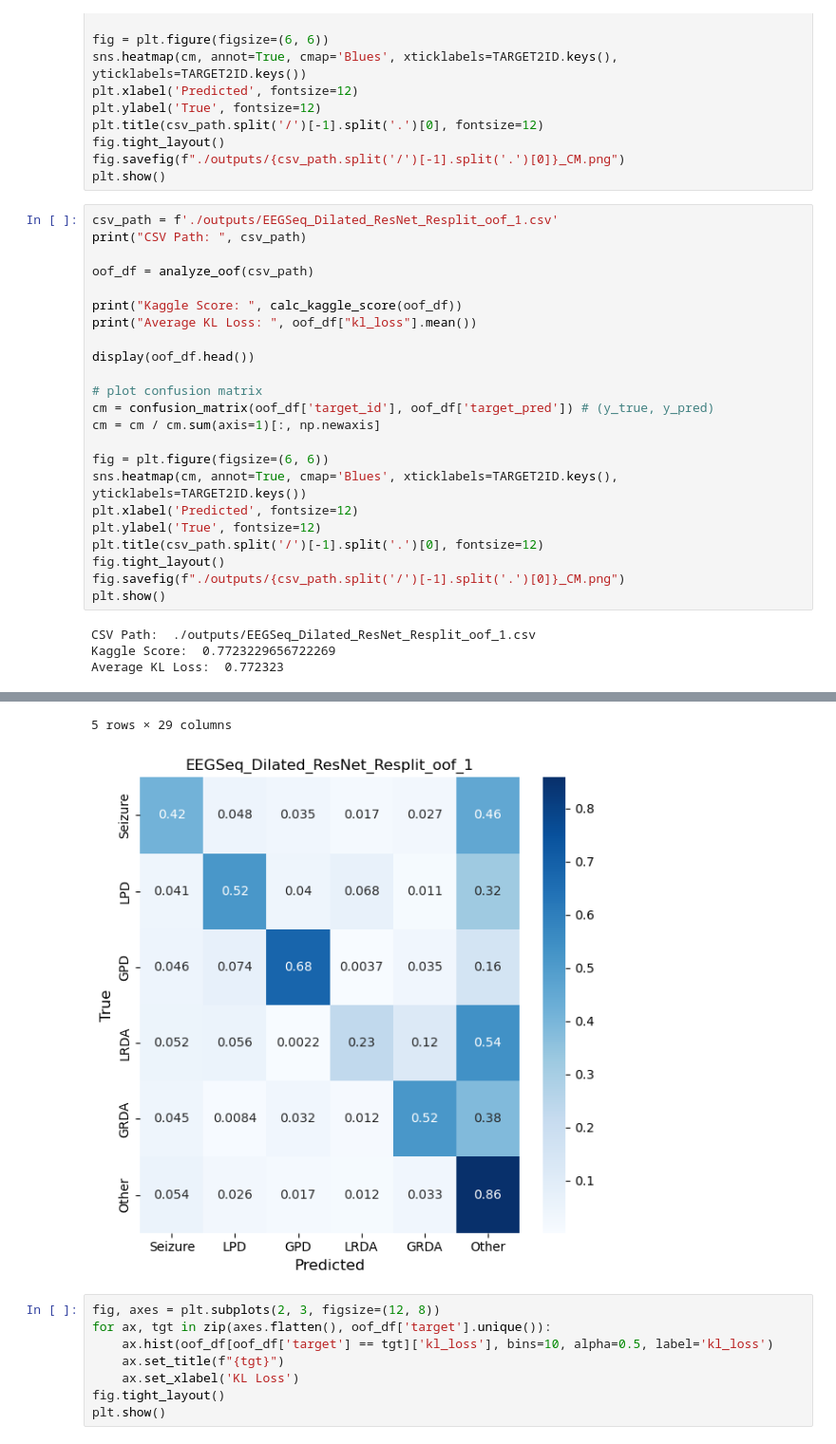
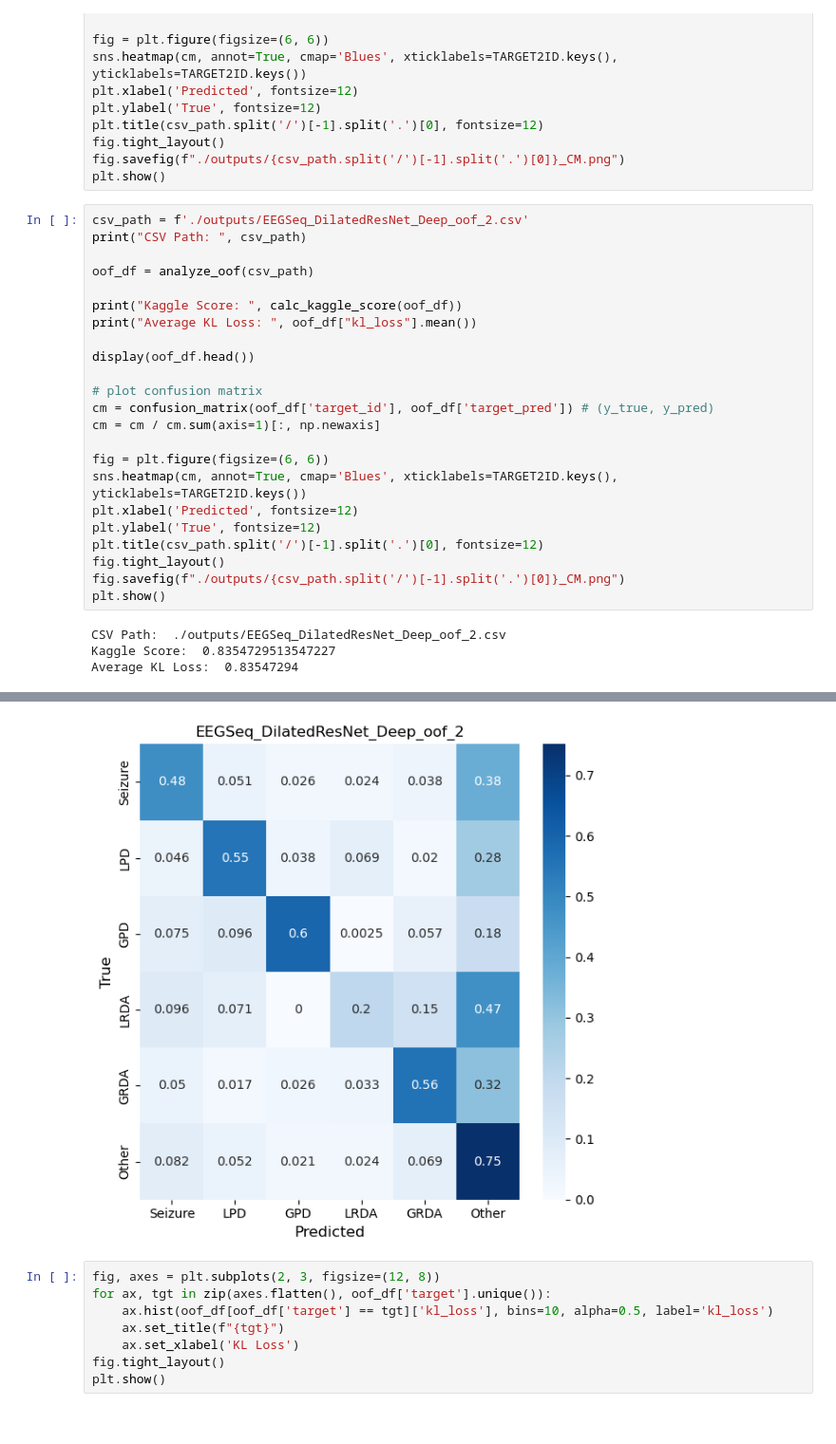
Before and after one commit to AzimuthLI/kaggle_hms, a Jupyter notebook: ResNetGRU_Train.ipynb, the cells around one changed output, grey strips where cells are left out. Shown at 95% size. Cells and saved outputs as stored; diff of their text form.

```diff
--- a/ResNetGRU_Train.ipynb
+++ b/ResNetGRU_Train.ipynb
@@ -1011,7 +1011,7 @@ fig.tight_layout()
 fig.savefig(f"./outputs/{csv_path.split('/')[-1].split('.')[0]}_CM.png")
 plt.show()
 # %%
-csv_path = f'./outputs/EEGSeq_Dilated_ResNet_Resplit_oof_1.csv'
+csv_path = f'./outputs/EEGSeq_DilatedResNet_Deep_oof_2.csv'
 print("CSV Path: ", csv_path)
 
 oof_df = analyze_oof(csv_path)
@@ -1034,9 +1034,9 @@ fig.tight_layout()
 fig.savefig(f"./outputs/{csv_path.split('/')[-1].split('.')[0]}_CM.png")
 plt.show()
 # %% [output]
-CSV Path:  ./outputs/EEGSeq_Dilated_ResNet_Resplit_oof_1.csv
-Kaggle Score:  0.7723229656722269
-Average KL Loss:  0.772323
+CSV Path:  ./outputs/EEGSeq_DilatedResNet_Deep_oof_2.csv
+Kaggle Score:  0.8354729513547227
+Average KL Loss:  0.83547294
 |  | eeg_id | spectrogram_id | min | max | eeg_off_min | eeg_off_max | eeg_off_sample | patient_id | ... |
 | 0 | 568657 | 789577333 | 0.0 | 16.0 | 0.0 | 16.0 | 0.0 | 20654 | ... |
 | 1 | 582999 | 1552638400 | 0.0 | 38.0 | 0.0 | 38.0 | 22.0 | 20230 | ... |
@@ -1046,5 +1046,4 @@ Average KL Loss:  0.772323
-5 rows × 29 columns
-[figure, old version]
+[figure, new version]
 # %%
 fig, axes = plt.subplots(2, 3, figsize=(12, 8))
 for ax, tgt in zip(axes.flatten(), oof_df['target'].unique()):
```
Also changed, not shown: parts of 1 cell of this notebook, 4 other files.
